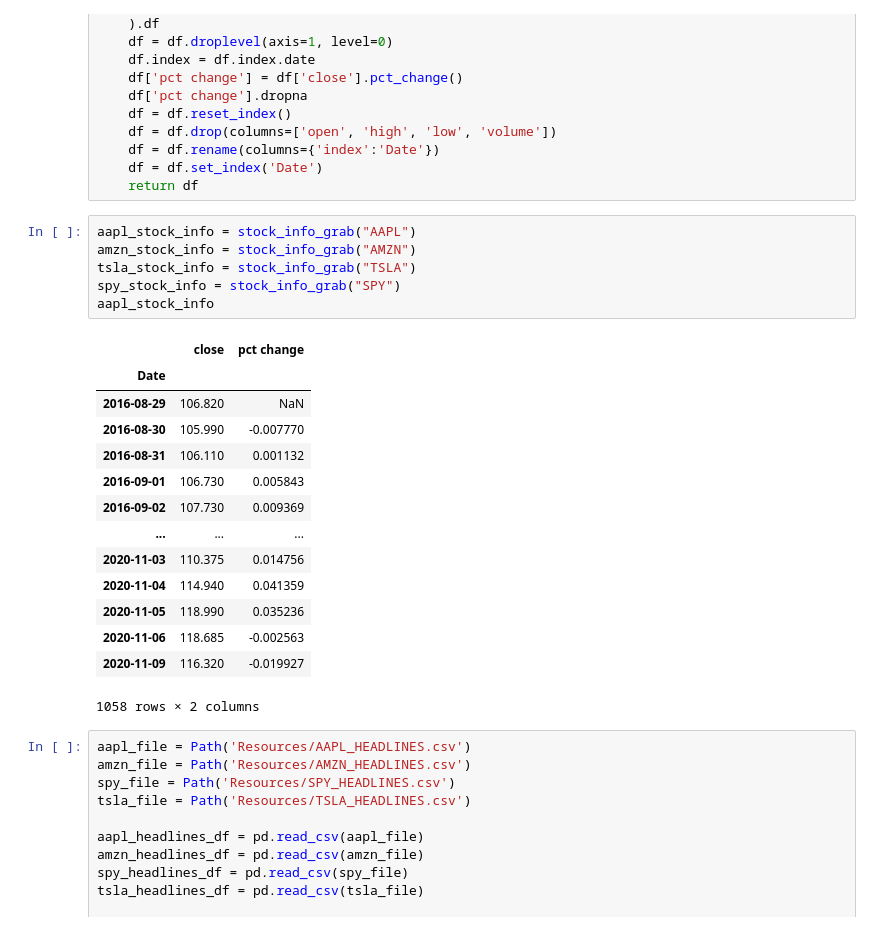
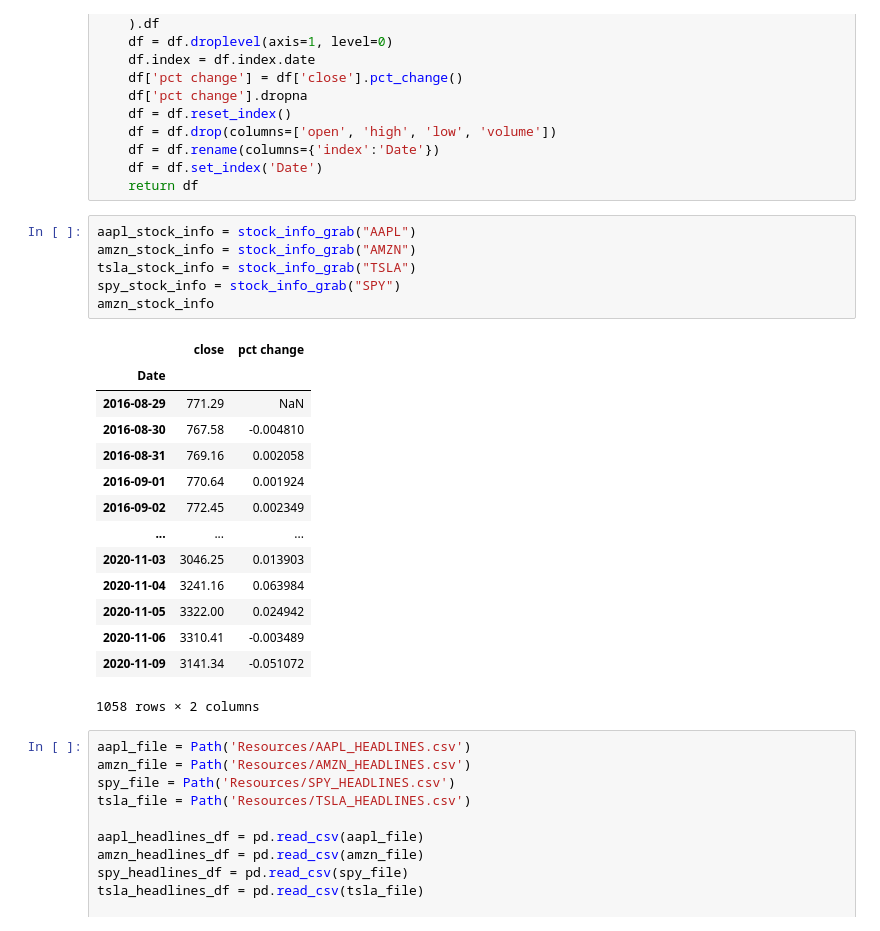
Before and after one commit to laguilar359/Group1_Project2, a Jupyter notebook: Sentiment.ipynb, the cells around one changed output. Saved outputs shown, nothing was run; the diff lists cells and outputs as text.

```diff
--- a/Sentiment.ipynb
+++ b/Sentiment.ipynb
@@ -61,23 +62,23 @@ def stock_info_grab(ticker):
 # %%
 aapl_stock_info = stock_info_grab("AAPL")
 amzn_stock_info = stock_info_grab("AMZN")
 tsla_stock_info = stock_info_grab("TSLA")
 spy_stock_info = stock_info_grab("SPY")
-aapl_stock_info
+amzn_stock_info
 # %% [output]
 |  | close | pct change |
 | Date |  |  |
-| 2016-08-29 | 106.820 | NaN |
-| 2016-08-30 | 105.990 | -0.007770 |
-| 2016-08-31 | 106.110 | 0.001132 |
-| 2016-09-01 | 106.730 | 0.005843 |
-| 2016-09-02 | 107.730 | 0.009369 |
+| 2016-08-29 | 771.29 | NaN |
+| 2016-08-30 | 767.58 | -0.004810 |
+| 2016-08-31 | 769.16 | 0.002058 |
+| 2016-09-01 | 770.64 | 0.001924 |
+| 2016-09-02 | 772.45 | 0.002349 |
 | ... | ... | ... |
-| 2020-11-03 | 110.375 | 0.014756 |
-| 2020-11-04 | 114.940 | 0.041359 |
-| 2020-11-05 | 118.990 | 0.035236 |
-| 2020-11-06 | 118.685 | -0.002563 |
-| 2020-11-09 | 116.320 | -0.019927 |
+| 2020-11-03 | 3046.25 | 0.013903 |
+| 2020-11-04 | 3241.16 | 0.063984 |
+| 2020-11-05 | 3322.00 | 0.024942 |
+| 2020-11-06 | 3310.41 | -0.003489 |
+| 2020-11-09 | 3141.34 | -0.051072 |
 1058 rows × 2 columns
 # %%
 aapl_file = Path('Resources/AAPL_HEADLINES.csv')
```
Also changed, not shown: parts of 19 cells of this notebook, 1 other file.
